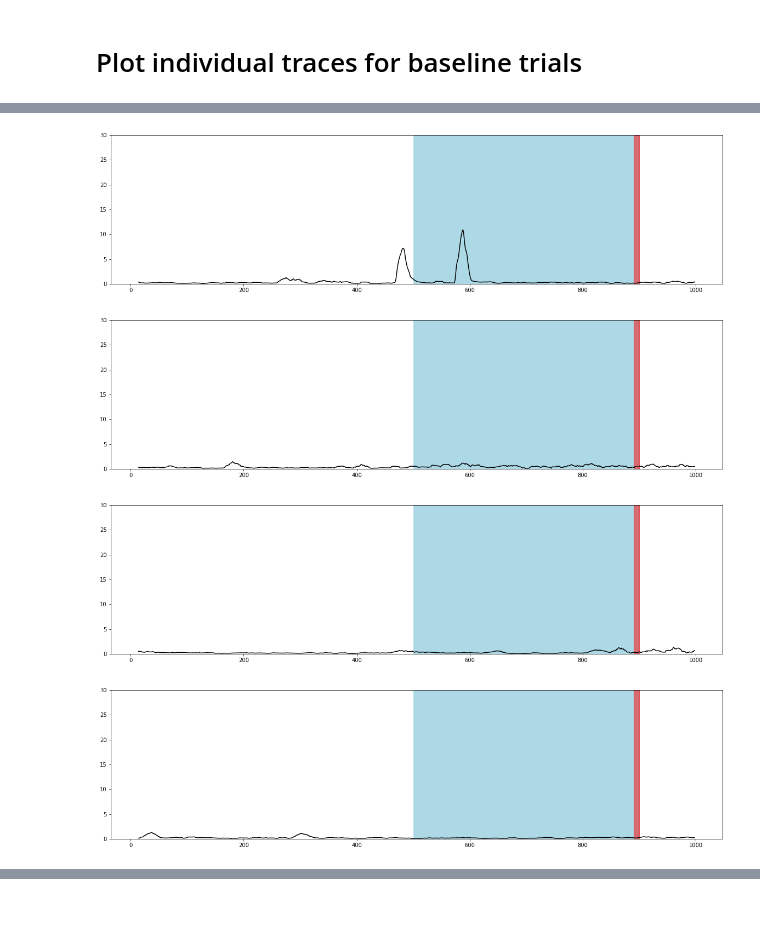
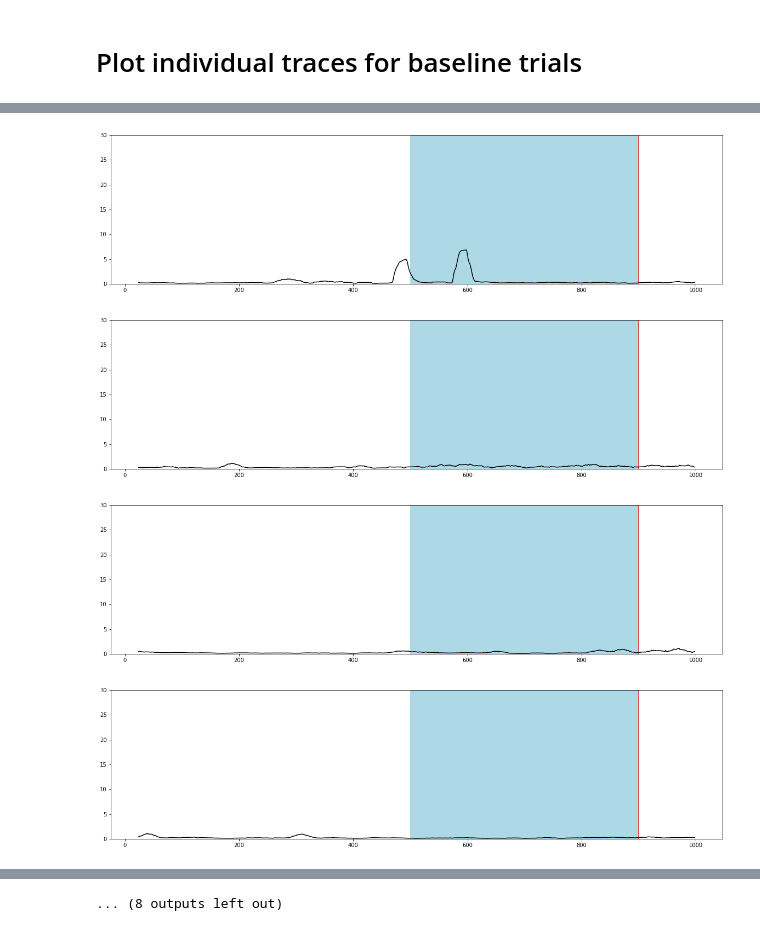
Before and after one commit to harshavardan/Classical-Conditioning, a Jupyter notebook: analysis/coordinate_plotter.ipynb, the cells around one changed output, grey strips where cells are left out. Cells and saved outputs as stored; diff of their text form; code cells hidden in the pictures.

```diff
--- a/analysis/coordinate_plotter.ipynb
+++ b/analysis/coordinate_plotter.ipynb
@@ -55,4 +58,0 @@ for i in range(5):
-# %%
-for i in range(len(dist)):
-    dist[i] = pd.Series(dist[i])
-    dist[i] = dist[i].rolling(15).mean()
@@ -58,0 +89,9 @@ for i in range(len(dist)):
+# %%
+for i in range(5, 15):
+    plt.figure(figsize = (20, 5))
+    plt.plot(dist[i], "k")
+    plt.ylim(0, 30)
+    plt.fill_between((300, 900), (30, 30), color = "lightblue")
+    plt.fill_between((898.5, 900), (30, 30), color = "red")
+    plt.title("Training trial " + str(i - 4))
+    plt.show()
@@ -58,0 +109,17 @@ for i in range(len(dist)):
+# %%
+all_peaks = []
+for i in range(5, 15):
+    peaks, _ = scipy.signal.find_peaks(dist[i], height = 1, width = 5)
+    plt.figure(figsize = (20, 5))
+    plt.plot(dist[i], "k")
+    plt.plot(dist[i][peaks], "x", color = "r")
+    plt.ylim(0, 30)
+    plt.fill_between((300, 900), (30, 30), color = "lightblue")
+    plt.fill_between((898.5, 900), (30, 30), color = "red")
+    plt.show()
+    all_peaks.append(peaks)
+
+plt.figure(figsize = (20, 5))
+plt.fill_between((300, 900), (5, 5), color = "lightblue")
+plt.xlim(0, len(dist[0]))
+plt.eventplot(all_peaks, color = "k")
@@ -58,0 +148,8 @@ for i in range(len(dist)):
+# %%
+for i in range(15, 20):
+    plt.figure(figsize = (20, 5))
+    plt.plot(dist[i], "k")
+    plt.ylim(0, 30)
+    plt.fill_between((300, 900), (30, 30), color = "lightblue")
+    plt.title("Test trial " + str(i - 14))
+    plt.show()
@@ -59,13 +162,13 @@ for i in range(len(dist)):
 # %%
 for i in range(len(dist)):
     plt.figure(figsize = (20, 5))
     plt.plot(dist[i], "k")
     plt.ylim(0, 30)
     plt.fill_between((500, 900), (30, 30), color = "lightblue")
-    plt.fill_between((890, 900), (30, 30), color = "red", alpha = 0.5)
+    plt.fill_between((898.5, 900), (30, 30), color = "red", alpha = 0.5)
     plt.show()
 # %% [output]
-[figure, old version]
+[figure, new version]
-[figure, old version]
+[figure, new version]
-[figure, old version]
+[figure, new version]
-[figure, old version]
+[figure, new version]
@@ -73,3 +183,4 @@ for i in range(len(dist)):
+... (8 outputs left out)
 # %%
 plt.figure(figsize = (20, 10))
 for i in range(len(dist)):
```
Also changed, not shown: parts of 13 cells of this notebook, 3 other files.
